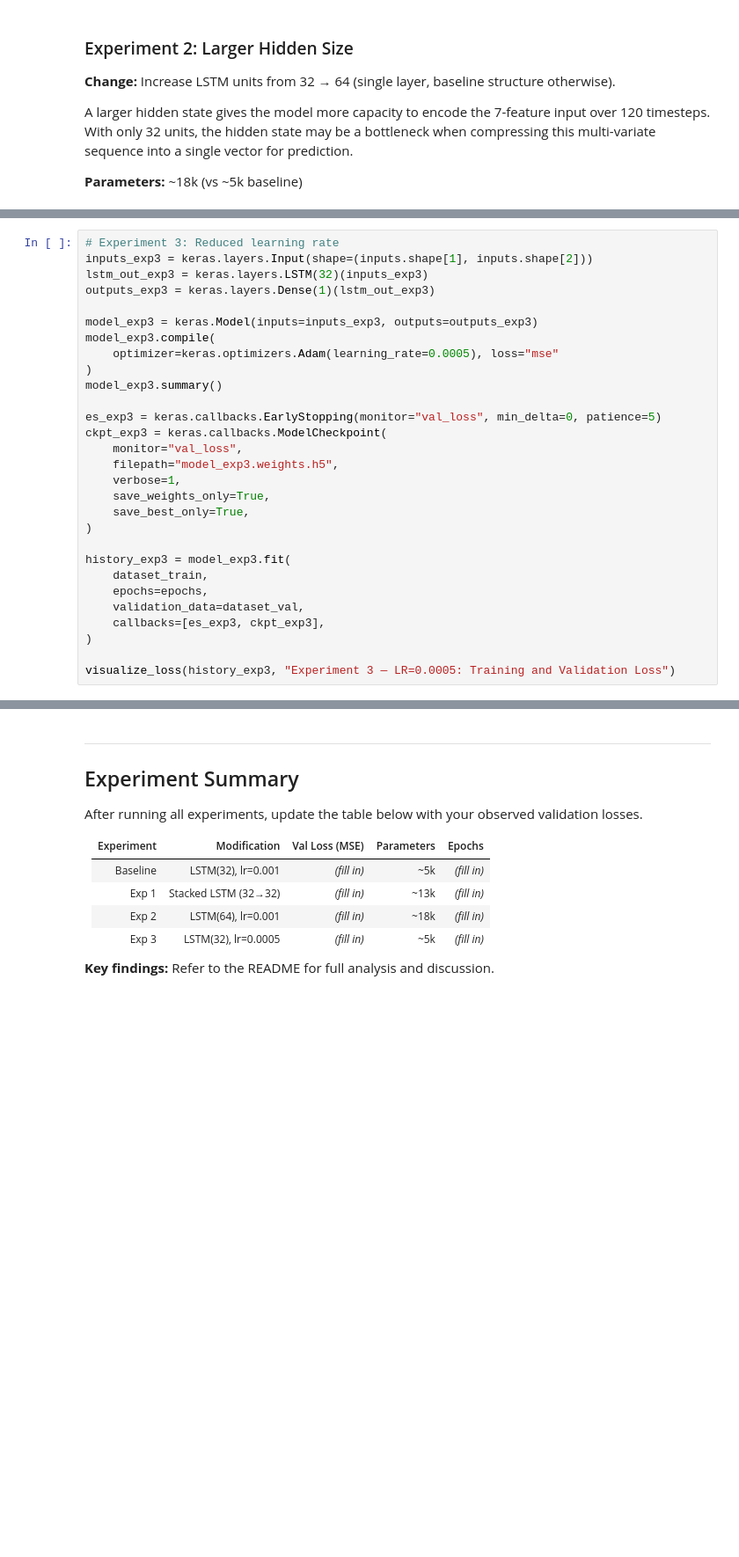
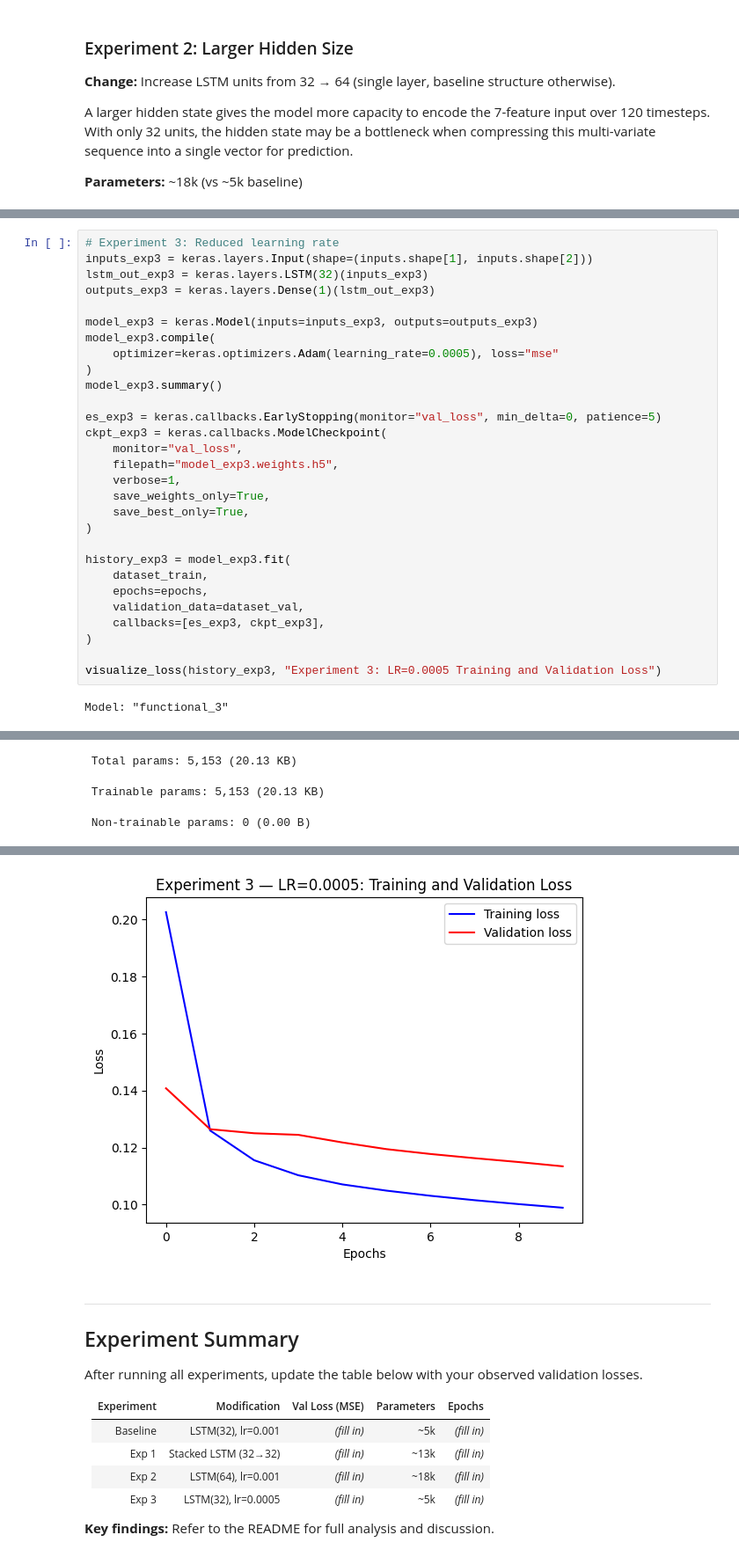
Before and after one commit to eremozdemir/Time-Series-LSTM-Modeling, a Jupyter notebook: notebooks/timeseries_weather_forecasting.ipynb, the cells around one changed output, grey strips where cells are left out. Shown at 88% size. Cells and saved outputs as stored; diff of their text form; blank space fills up the shorter version.

```diff
--- a/notebooks/timeseries_weather_forecasting.ipynb
+++ b/notebooks/timeseries_weather_forecasting.ipynb
@@ -486,4 +573,6 @@ history_exp3 = model_exp3.fit(
     callbacks=[es_exp3, ckpt_exp3],
 )
 
-visualize_loss(history_exp3, "Experiment 3 — LR=0.0005: Training and Validation Loss")
+visualize_loss(history_exp3, "Experiment 3: LR=0.0005 Training and Validation Loss")
+# %% [output]
+Model: "functional_3"
@@ -489,0 +588,3 @@ visualize_loss(history_exp3, "Experiment 3 — LR=0.0005: Training and Validatio
+ Total params: 5,153 (20.13 KB)
+ Trainable params: 5,153 (20.13 KB)
+ Non-trainable params: 0 (0.00 B)
@@ -490,3 +608,4 @@ visualize_loss(history_exp3, "Experiment 3 — LR=0.0005: Training and Validatio
+[figure, added]
 # %% [markdown]
 ---
 
```
Also changed, not shown: parts of 7 cells of this notebook, 11 other files.
